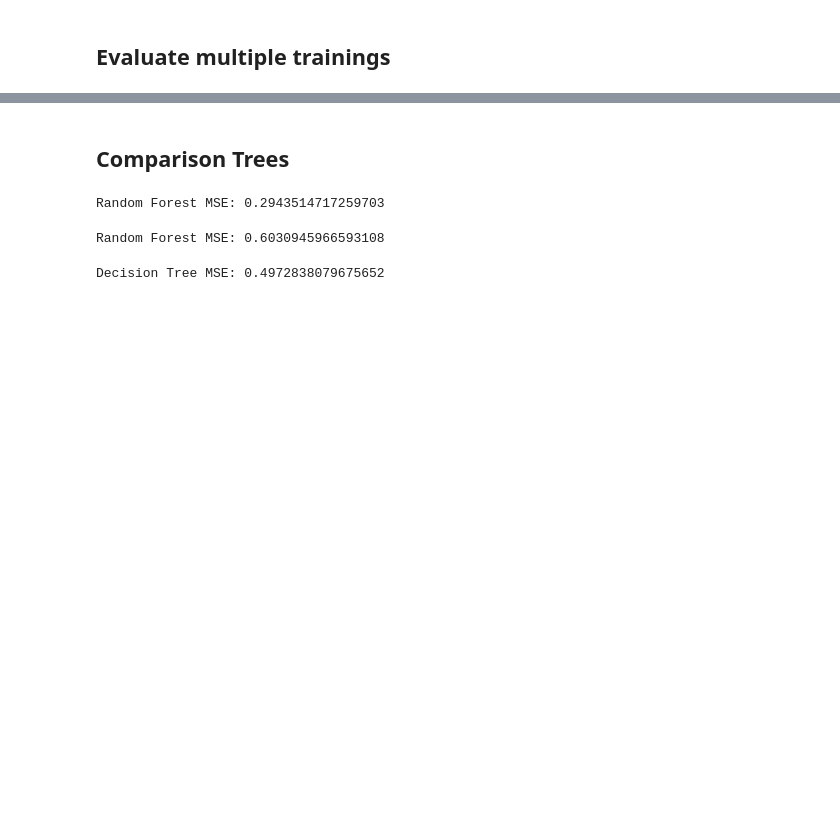
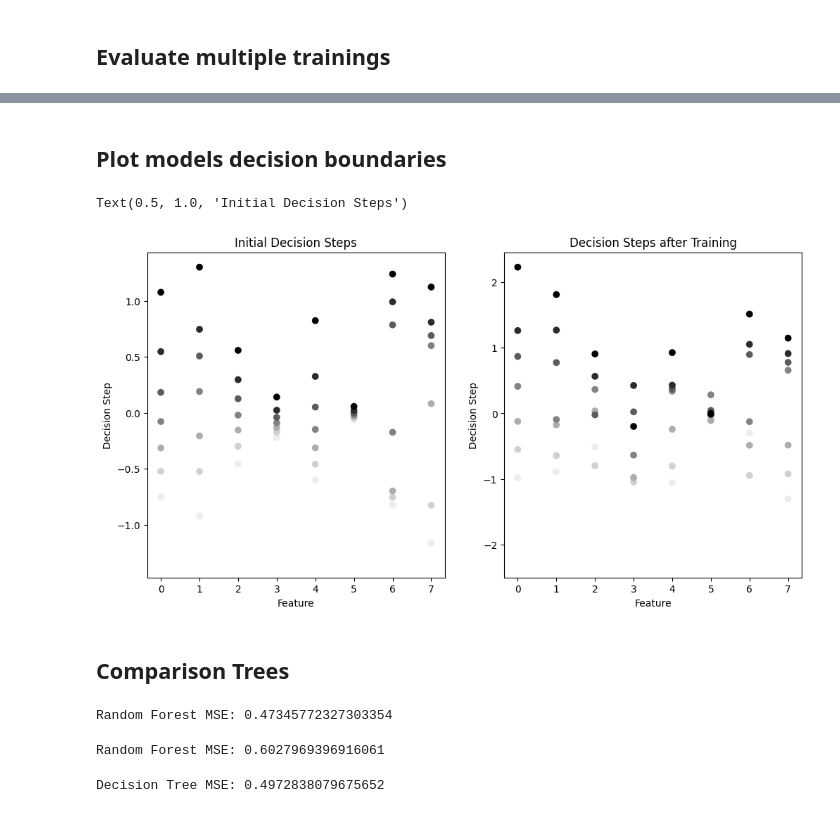
Before and after one commit to kschr40/FeatureCompression, a Jupyter notebook: CompressedFeature.ipynb, the cells around one changed output, grey strips where cells are left out. Cells and saved outputs as stored; diff of their text form; code cells hidden in the pictures; blank space fills up the shorter version.

```diff
--- a/CompressedFeature.ipynb
+++ b/CompressedFeature.ipynb
@@ -374,11 +359,49 @@ plt.show()
+# %% [markdown]
+## Plot models decision boundaries
+# %%
+plt.figure(figsize=(12, 6))
+plt.subplot(1,2,2)
+for f in range(8):
+    plt.scatter(f*np.ones(8), combined_model.compressed_model.a[f*8:(f+1)*8].detach().cpu().numpy(), c = np.arange(8), cmap= 'Greys')
+plt.xticks(np.arange(8), np.arange(8))
+plt.xlabel('Feature')
+plt.ylabel('Decision Step')
+plt.title('Decision Steps after Training')
+
+plt.subplot(1,2,1)
+for f in range(8):
+    plt.scatter(f*np.ones(8), a_init[f*8:(f+1)*8],  c = np.arange(8), cmap= 'Greys')
+plt.xticks(np.arange(8), np.arange(8))
+plt.xlabel('Feature')
+plt.ylabel('Decision Step')
+plt.title('Initial Decision Steps')
+# %% [output]
+Text(0.5, 1.0, 'Initial Decision Steps')
+[figure, added]
 # %% [markdown]
 ## Comparison Trees
+# %%
+from sklearn.ensemble import RandomForestRegressor
+from sklearn.metrics import mean_squared_error
+
+# Train a Random Forest Regressor
+rf_model = RandomForestRegressor(n_estimators=10, max_depth=5, random_state=42)
+rf_model.fit(X_train, y_train)
+
+# Predict on the test set
+y_pred = rf_model.predict(X_test)
+
+# Evaluate the model
+mse_rf = mean_squared_error(y_test, y_pred)
+print(f"Random Forest MSE: {mse_rf}")
+# %% [output]
+Random Forest MSE: 0.47345772327303354
 # %%
 from sklearn.ensemble import RandomForestRegressor
 from sklearn.metrics import mean_squared_error
 
 # Train a Random Forest Regressor
-rf_model = RandomForestRegressor(n_estimators=256, max_depth=10, random_state=42)
+rf_model = RandomForestRegressor(n_estimators=256, max_depth=3, random_state=42)
 rf_model.fit(X_train, y_train)
 
 # Predict on the test set
@@ -388,23 +411,7 @@ y_pred = rf_model.predict(X_test)
 mse_rf = mean_squared_error(y_test, y_pred)
 print(f"Random Forest MSE: {mse_rf}")
 # %% [output]
-Random Forest MSE: 0.2943514717259703
+Random Forest MSE: 0.6027969396916061
-# %%
-from sklearn.ensemble import RandomForestRegressor
-from sklearn.metrics import mean_squared_error
-
-# Train a Random Forest Regressor
-rf_model = RandomForestRegressor(n_estimators=64, max_depth=3, random_state=42)
-rf_model.fit(X_train, y_train)
-
-# Predict on the test set
-y_pred = rf_model.predict(X_test)
-
-# Evaluate the model
-mse_rf = mean_squared_error(y_test, y_pred)
-print(f"Random Forest MSE: {mse_rf}")
-# %% [output]
-Random Forest MSE: 0.6030945966593108
 # %%
 from sklearn.tree import DecisionTreeRegressor
 from sklearn.metrics import mean_squared_error
```
Also changed, not shown: parts of 26 cells of this notebook.
